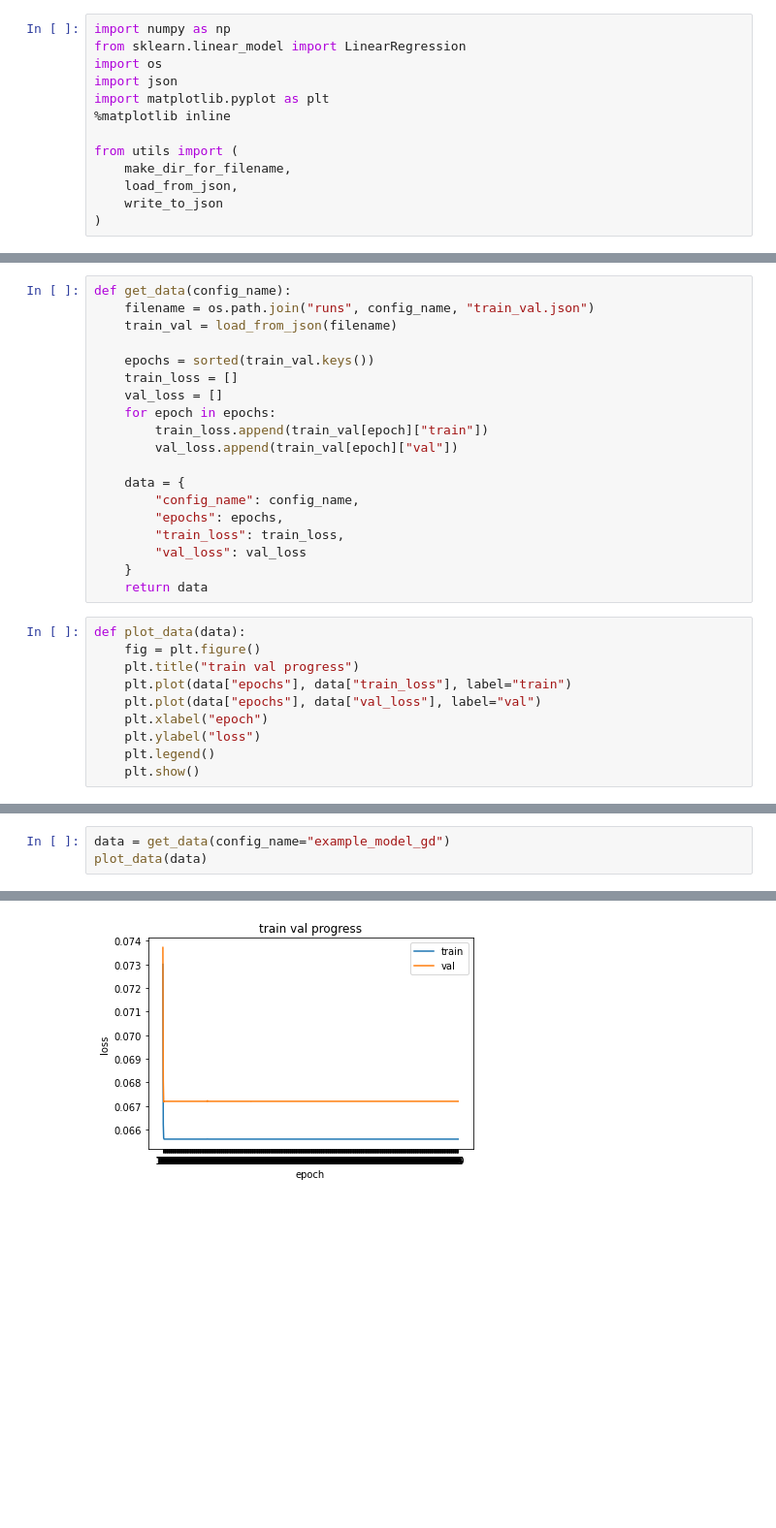
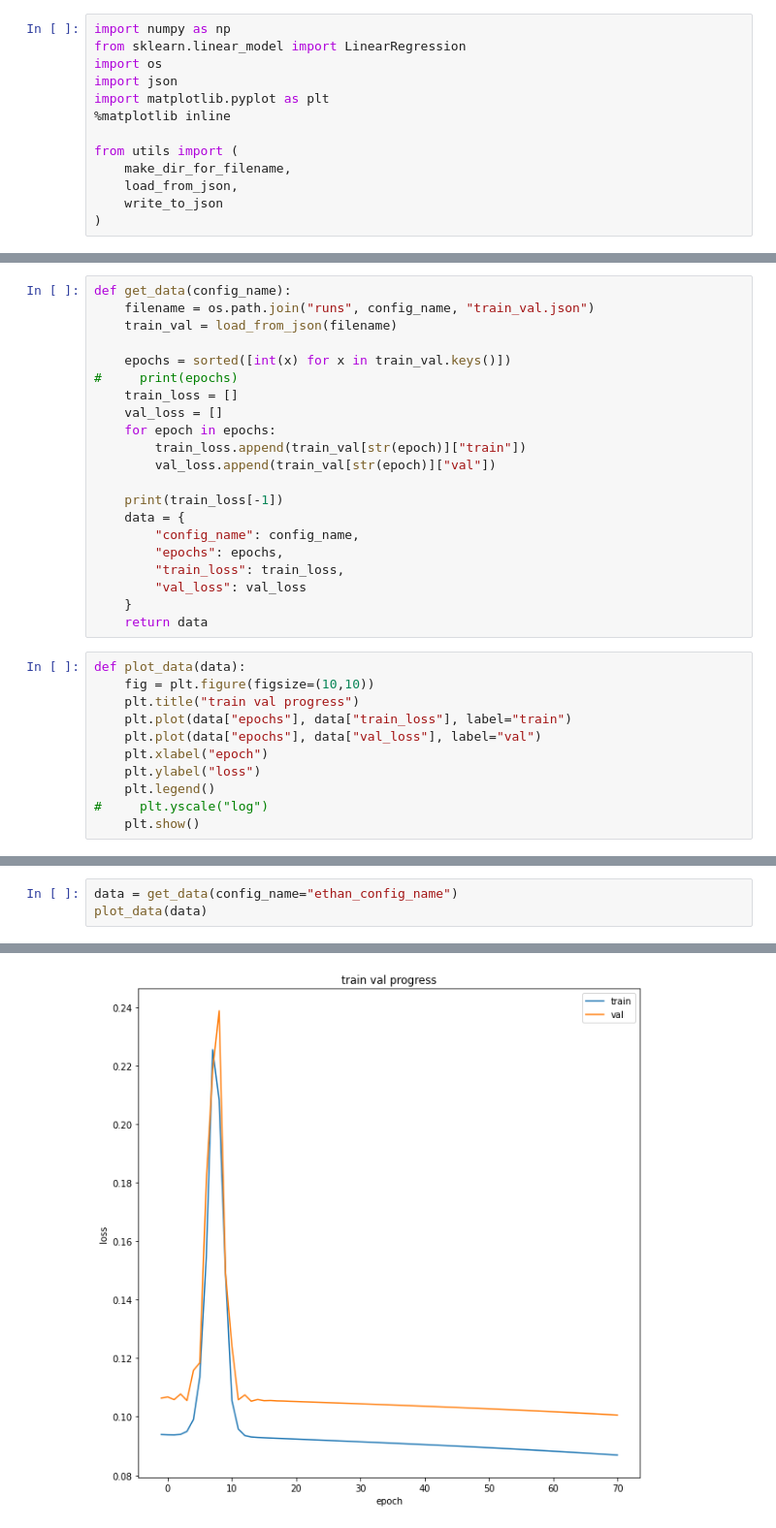
Before and after one commit to ethanweber/SGD-Loss-Landscape, a Jupyter notebook: Plots.ipynb, the cells around one changed output, grey strips where cells are left out. Shown at 97% size. Saved outputs shown, nothing was run; the diff lists cells and outputs as text; blank space fills up the shorter version.

Commit message:
loss and training seems to be working now

```diff
--- a/Plots.ipynb
+++ b/Plots.ipynb
@@ -26,13 +26,15 @@ def get_data(config_name):
     filename = os.path.join("runs", config_name, "train_val.json")
     train_val = load_from_json(filename)
 
-    epochs = sorted(train_val.keys())
+    epochs = sorted([int(x) for x in train_val.keys()])
+#     print(epochs)
     train_loss = []
     val_loss = []
     for epoch in epochs:
-        train_loss.append(train_val[epoch]["train"])
-        val_loss.append(train_val[epoch]["val"])
+        train_loss.append(train_val[str(epoch)]["train"])
+        val_loss.append(train_val[str(epoch)]["val"])
 
+    print(train_loss[-1])
     data = {
         "config_name": config_name,
         "epochs": epochs,
@@ -42,11 +44,12 @@ def get_data(config_name):
     return data
 # %%
 def plot_data(data):
-    fig = plt.figure()
+    fig = plt.figure(figsize=(10,10))
     plt.title("train val progress")
     plt.plot(data["epochs"], data["train_loss"], label="train")
     plt.plot(data["epochs"], data["val_loss"], label="val")
     plt.xlabel("epoch")
     plt.ylabel("loss")
     plt.legend()
+#     plt.yscale("log")
     plt.show()
@@ -53,4 +58,4 @@ def plot_data(data):
 # %%
-data = get_data(config_name="example_model_gd")
+data = get_data(config_name="ethan_config_name")
 plot_data(data)
 # %% [output]
@@ -57,2 +63,2 @@ plot_data(data)
-[figure, old version]
+[figure, new version]
 # %%
```
Also changed, not shown: parts of 9 cells of this notebook, 6 other files.
